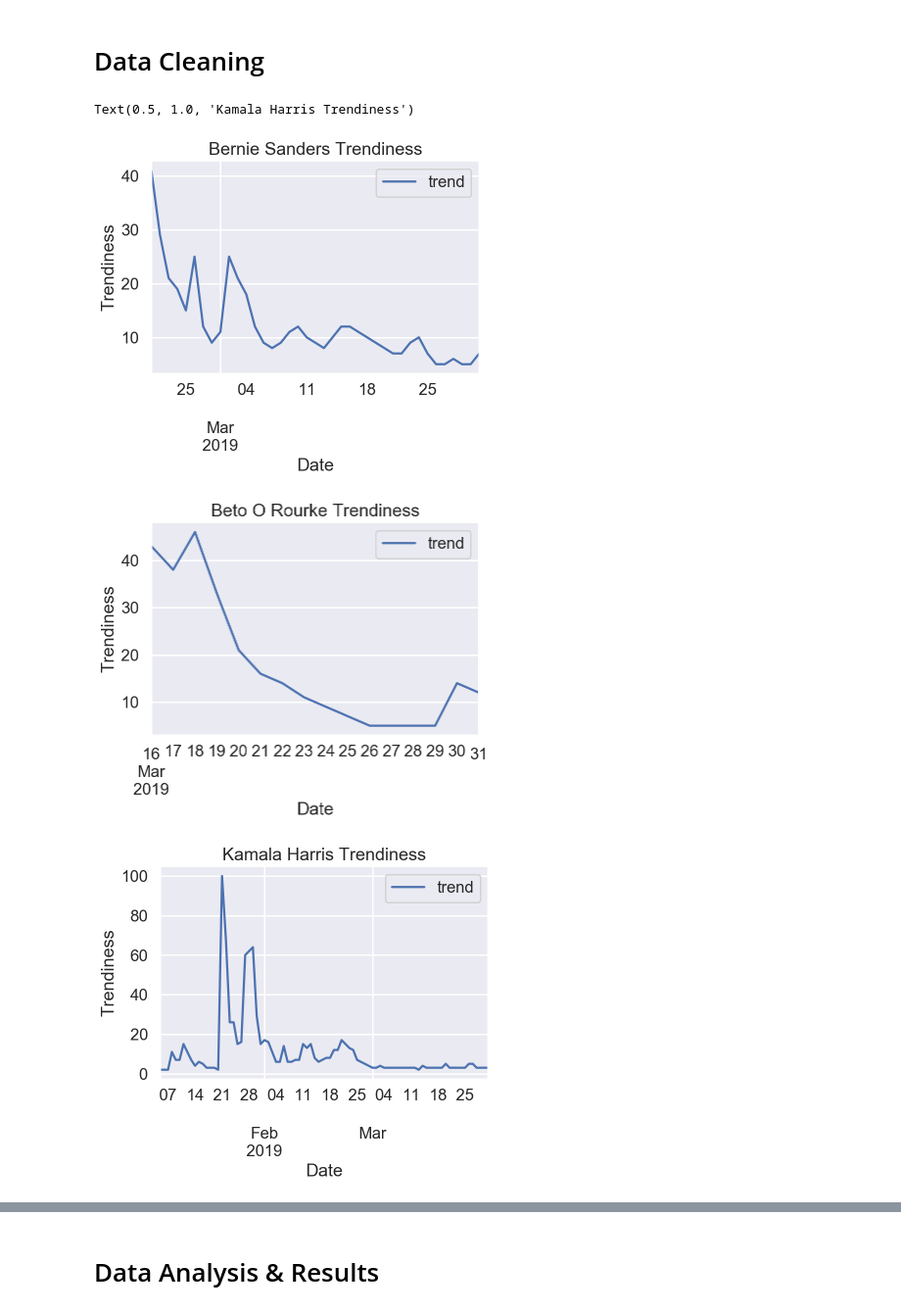
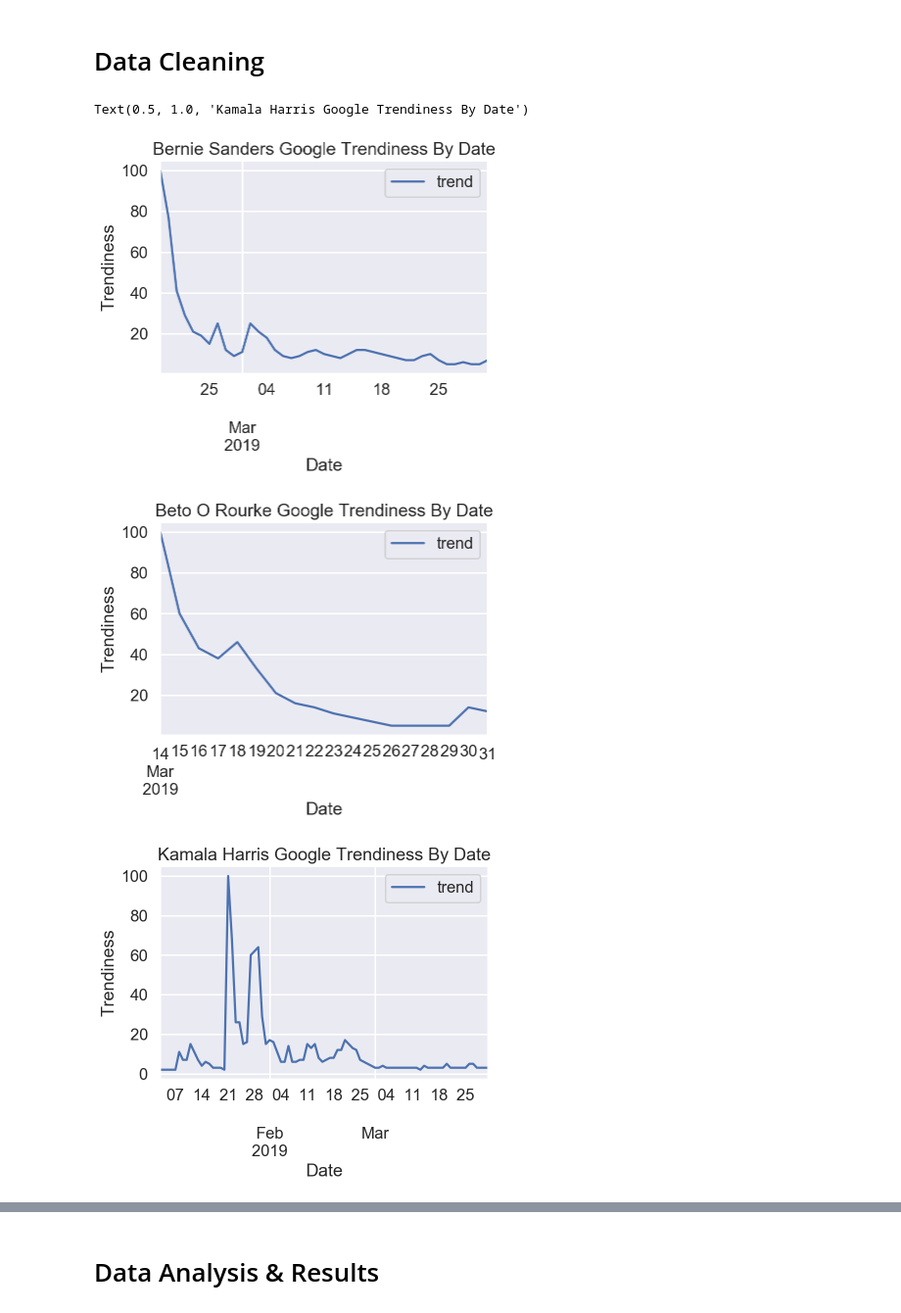
Before and after one commit to kaichinshih/COGS108_PoliticsAddicts, a Jupyter notebook: Final Project.ipynb, the cells around one changed output, grey strips where cells are left out. Shown at 98% size. Saved outputs shown, nothing was run; the diff lists cells and outputs as text; code cells hidden in the pictures.

```diff
--- a/Final Project.ipynb
+++ b/Final Project.ipynb
@@ -127,40 +127,53 @@ print(usa)
 # %% [markdown]
 # Data Cleaning
 # %%
-dfBSTrend = pd.read_csv('bernietrend1.csv')
-# keep date and trend
+#Bernie Sanders
+# Load Google Trends csv file as dataframe
+dfBSTrend = pd.read_csv('bernietrend.csv')
+# Set column names
 dfBSTrend.columns = ['date','trend']
-# drop na
-dfBSTrend = dfBSTrend.drop([0], axis = 0)
-# change data type
+# Change data type from strings to number and date
 dfBSTrend['trend'] = dfBSTrend['trend'].apply(pd.to_numeric, errors = 'coerce')
 dfBSTrend['date'] = dfBSTrend['date'].astype('datetime64')
-dfBOTrend = pd.read_csv('betotrend1.csv')
-dfBOTrend.columns = ['date', 'trend']
-dfBOTrend = dfBOTrend.drop([0], axis = 0)
+
+#Beto O'Rourke
+# Load Google Trends csv file as dataframe
+dfBOTrend = pd.read_csv('betotrend.csv')
+# Set column names
+dfBOTrend.columns = ['date','trend']
+# Change data type from strings to number and date
 dfBOTrend['trend'] = dfBOTrend['trend'].apply(pd.to_numeric, errors = 'coerce')
 dfBOTrend['date'] = dfBOTrend['date'].astype('datetime64')
-dfKHTrend = pd.read_csv('kamalatrend1.csv')
-dfKHTrend.columns = ['date', 'trend']
-dfKHTrend = dfKHTrend.drop([0], axis = 0)
+
+# Kamala Harris
+# Load Google Trends csv file as dataframe
+dfKHTrend = pd.read_csv('kamalatrend.csv')
+# Set column names
+dfKHTrend.columns = ['date','trend']
+# Change data type from strings to number and date
 dfKHTrend['trend'] = dfKHTrend['trend'].apply(pd.to_numeric, errors = 'coerce')
 dfKHTrend['date'] = dfKHTrend['date'].astype('datetime64')
 # %%
+#Bernie Sanders
 bernie = dfBSTrend.plot(x='date', y='trend')
 bernie.set_xlabel('Date')
 bernie.set_ylabel('Trendiness')
-bernie.set_title('Bernie Sanders Trendiness')
+bernie.set_title('Bernie Sanders Google Trendiness By Date')
+
+#Beto O'Rourke
 beto = dfBOTrend.plot(x = 'date', y = 'trend')
 beto.set_xlabel('Date')
 beto.set_ylabel('Trendiness')
-beto.set_title('Beto O Rourke Trendiness')
+beto.set_title('Beto O Rourke Google Trendiness By Date')
+
+# Kamala Harris
 kamala = dfKHTrend.plot(x = 'date', y = 'trend')
 kamala.set_xlabel('Date')
 kamala.set_ylabel('Trendiness')
-kamala.set_title('Kamala Harris Trendiness')
+kamala.set_title('Kamala Harris Google Trendiness By Date')
 # %% [output]
-Text(0.5, 1.0, 'Kamala Harris Trendiness')
+Text(0.5, 1.0, 'Kamala Harris Google Trendiness By Date')
-[figure, old version]
+[figure, new version]
-[figure, old version]
+[figure, new version]
-[figure, old version]
+[figure, new version]
 # %%
```
Also changed, not shown: parts of 18 cells of this notebook, 5 other files.
